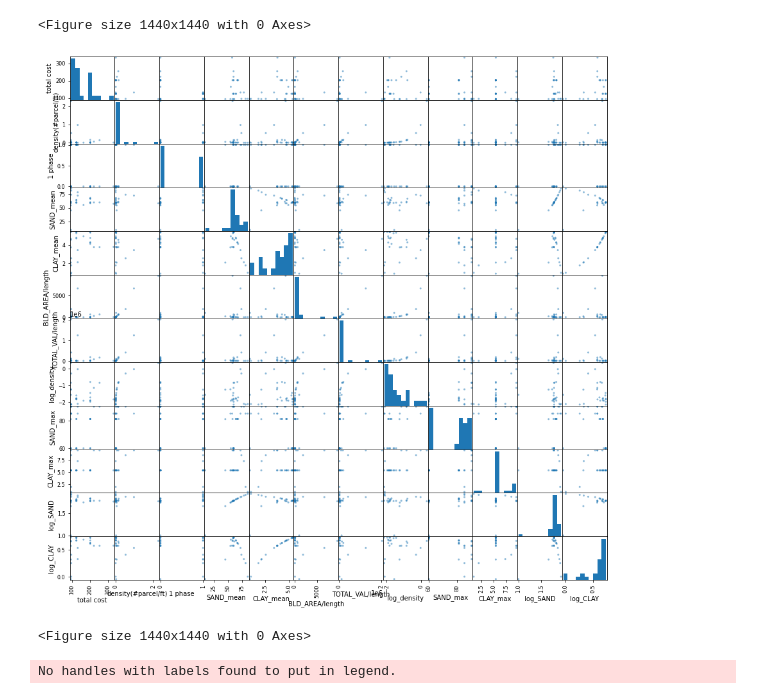
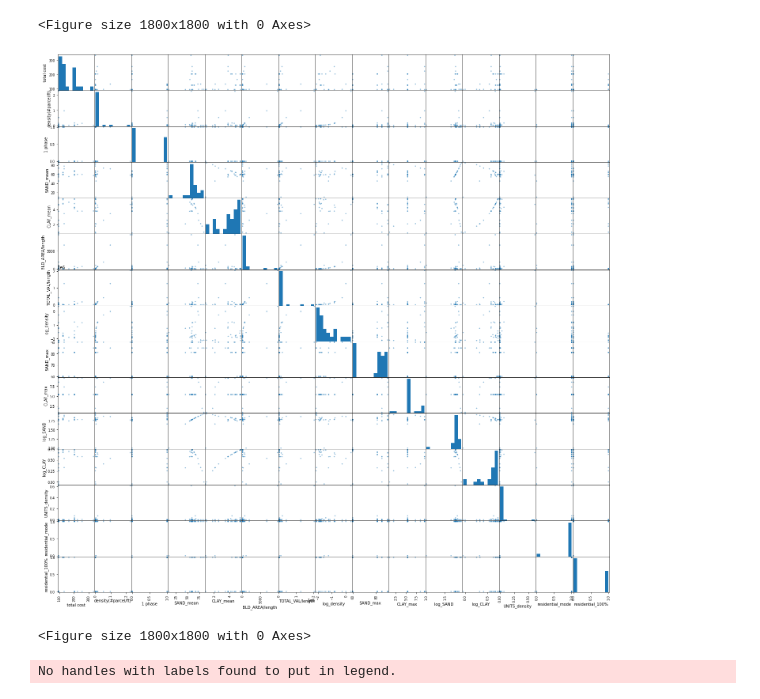
Before and after one commit to narslab/project-groundwork, a Jupyter notebook: bin/jupyter/plots-relationship between cost and variables.ipynb, the cells around one changed output. Cells and saved outputs as stored; diff of their text form; code cells hidden in the pictures.

Commit message:
Exploring Use code variable in the model

```diff
--- a/bin/jupyter/plots-relationship between cost and variables.ipynb
+++ b/bin/jupyter/plots-relationship between cost and variables.ipynb
@@ -8,15 +8,15 @@ import math
 # %%
 # plotting statusquo strategy cost
 with open(r'../../data/tidy/concord_streets_data.csv') as concord:
     df_concord=pd.read_csv(concord)
-    df_concord_variable=df_concord.filter(items=['total cost','density(#parcel/ft)','1 phase','SAND_mean','CLAY_mean','BLD_AREA/length','TOTAL_VAL/length','log_density','SAND_max','CLAY_max','log_SAND','log_CLAY'])
+    df_concord_variable=df_concord.filter(items=['total cost','density(#parcel/ft)','1 phase','SAND_mean','CLAY_mean','BLD_AREA/length','TOTAL_VAL/length','log_density','SAND_max','CLAY_max','log_SAND','log_CLAY','UNITS_density','residential_mode','residential_100%'])
     #pd_concord_variable=pd_concord['total cost','dencity(#parcel/ft)','1 phase','SAND','CLAY','BLD_AREA','TOTAL_VAL']
-pd.plotting.scatter_matrix(df_concord_variable, figsize  = [15, 15])
-plt.figure(figsize=(20, 20))
+pd.plotting.scatter_matrix(df_concord_variable, figsize  = [25, 25])
+plt.figure(figsize=(25, 25))
 # %% [output]
-<Figure size 1440x1440 with 0 Axes>
+<Figure size 1800x1800 with 0 Axes>
-[figure, old version]
+[figure, new version]
-<Figure size 1440x1440 with 0 Axes>
+<Figure size 1800x1800 with 0 Axes>
 # %%
 #plotting relationship between clay and sand
 #N=26
```
Also changed, not shown: 3 other files.
